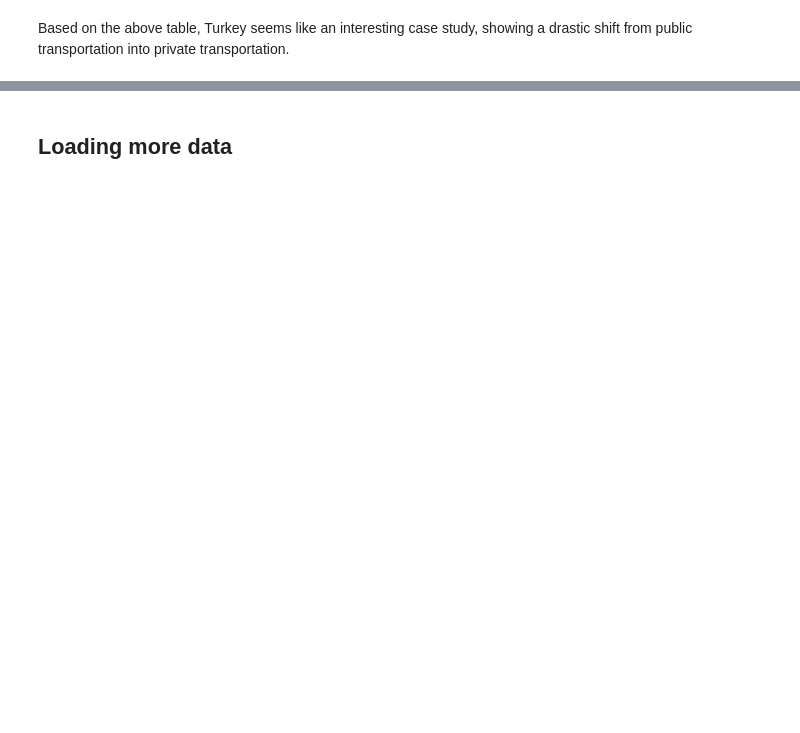
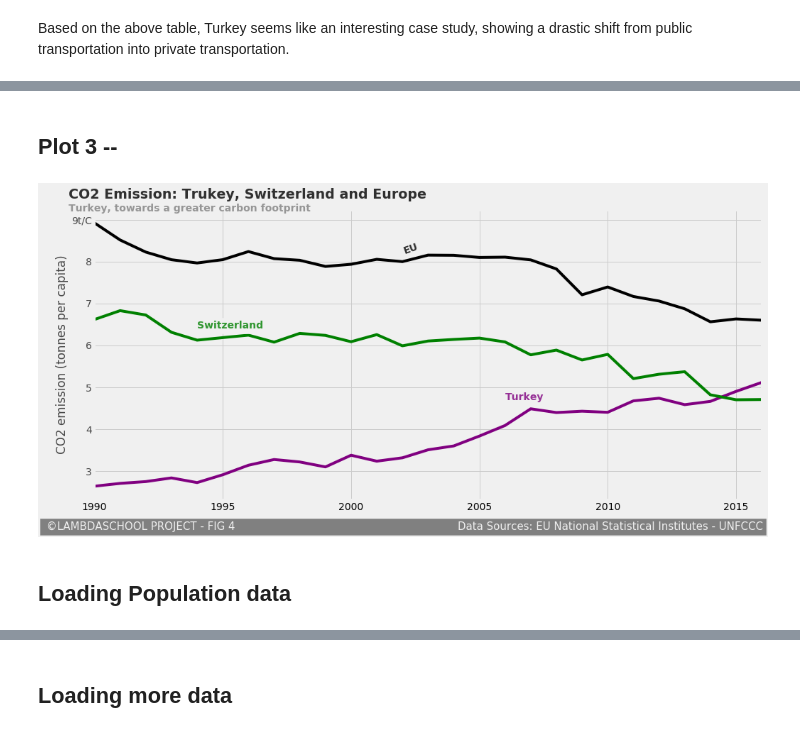
Before and after one commit to mohamad-ali-nasser/EU-Transporation-CO2-Data, a Jupyter notebook: Project.ipynb, the cells around one changed output, grey strips where cells are left out. Saved outputs shown, nothing was run; the diff lists cells and outputs as text; code cells hidden in the pictures; blank space fills up the shorter version.

```diff
--- a/Project.ipynb
+++ b/Project.ipynb
@@ -207,0 +475,4 @@ selectcountry_EU(df, 'Turkey')
+# %%
+### add column per capita
+df_turkey_merged['tonne_per_capita'] = df_turkey_merged['Polution_tonne'] / df_turkey_merged['population'] * 1000
+df_swiss_merged['tonne_per_capita'] = df_swiss_merged['Polution_tonne'] / df_swiss_merged['population'] * 1000
@@ -207,0 +489,2 @@ selectcountry_EU(df, 'Turkey')
+# %%
+df4_eu_tc = df2_copy.merge(df3_copy[['GEO','Value']], on=['TIME','GEO'], how='left').rename(columns={'Value_x':'Polution_tonne', 'Value_y':'population'})
@@ -207,0 +501,2 @@ selectcountry_EU(df, 'Turkey')
+# %%
+df4_eu_tc = df4_eu_tc.groupby('TIME').mean() ### MEAN
@@ -207,0 +513,2 @@ selectcountry_EU(df, 'Turkey')
+# %%
+df4_eu_tc['eu_tonne_per_capita'] = df4_eu_tc['Polution_tonne'] / df4_eu_tc['population'] * 1000
@@ -207,0 +525,33 @@ selectcountry_EU(df, 'Turkey')
+# %% [markdown]
+## Plot 3 --
+# %%
+plt.style.use('fivethirtyeight') # choose the 538 style
+
+
+ax = df_turkey_merged['tonne_per_capita'].plot( figsize = (15,7), color = 'purple')
+ax1 = df_swiss_merged['tonne_per_capita'].plot( figsize = (15,7), color = 'green')
+ax2 = df4_eu_tc['eu_tonne_per_capita'].plot( figsize = (15,7), color = 'black')
+
+# Set x and y ticks
+plt.yticks([ 3, 4, 5, 6, 7,8,9])
+ax.set_yticklabels(labels = ['3','4', '5', '6', '7','8','9t/C'], alpha =0.7)
+
+
+ax.text(x = 2006, y = 4.7, s = 'Turkey', color = 'purple', weight = 'bold',
+               backgroundcolor = '#f0f0f0', alpha = 0.8)
+ax1.text(x = 2002, y = 8.3, s = 'EU', color = 'black', weight = 'bold',
+               backgroundcolor = '#f0f0f0', alpha = 0.8, rotation = 20)
+ax2.text(x = 1994, y = 6.4, s = 'Switzerland', color = 'green', weight = 'bold',
+               backgroundcolor = '#f0f0f0', alpha = 0.8)
+
+# Title, labels and text
+plt.xlabel('')
+plt.ylabel('CO2 emission (tonnes per capita)', alpha = 0.7)
+ax.text(x = 1989, y = 9.5, s = 'CO2 Emission: Trukey, Switzerland and Europe', fontsize = 19, color= 'black', alpha = 0.8,fontweight ='bold' )
+ax.text(x = 1989, y = 9.2, s = 'Turkey, towards a greater carbon footprint', fontsize = 14, color= 'grey', alpha = 0.8,fontweight ='bold' )
+plt.text(x = 1988, y = 1.6, s = " ©LAMBDASCHOOL PROJECT - FIG 4                                                                  Data Sources: EU National Statistical Institutes - UNFCCC", fontsize = 15, color= '#f0f0f0', backgroundcolor = 'grey')
+plt.show()
+# %% [output]
+[figure, added]
+# %% [markdown]
+##  Loading Population data
```
Also changed, not shown: parts of 104 cells of this notebook.
